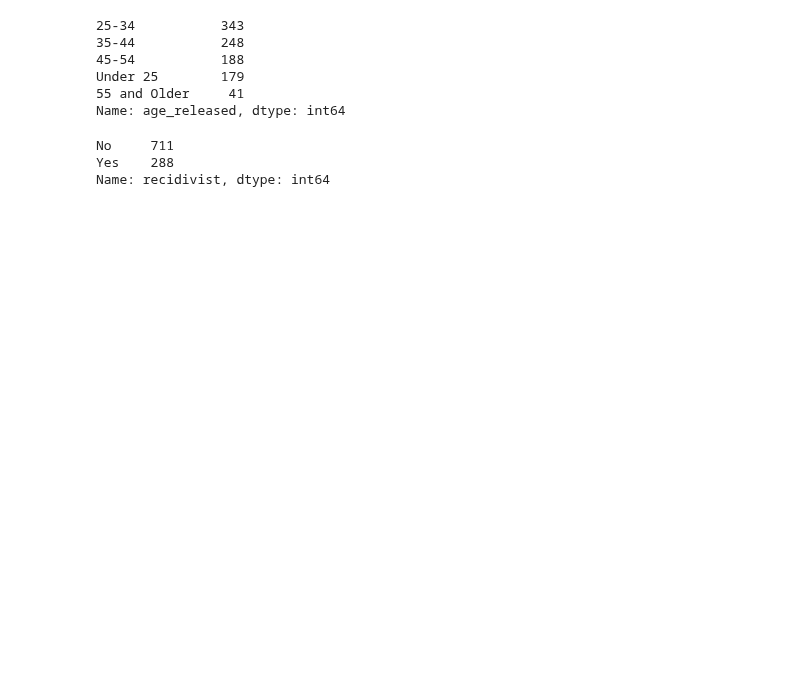
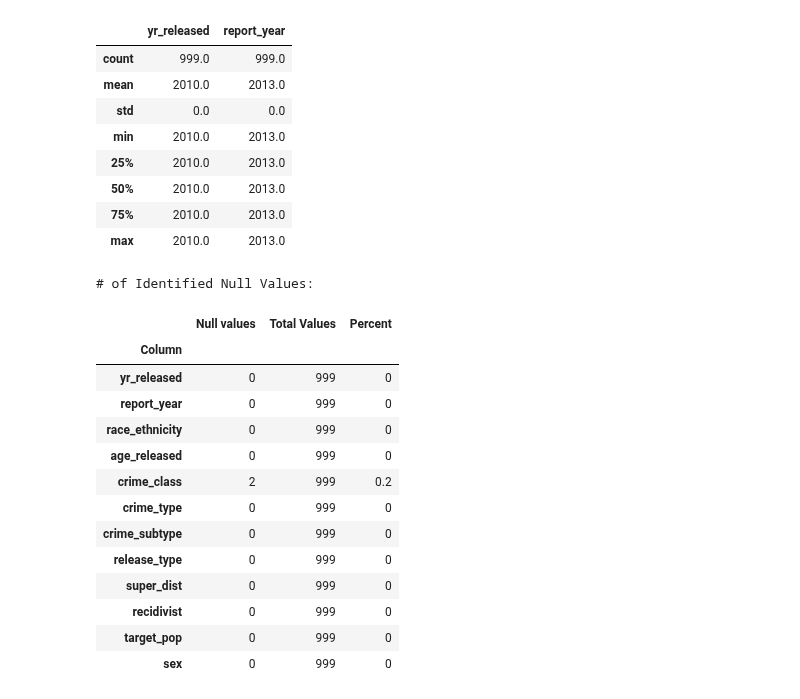
Before and after one commit to jirvingphd/iowa-prisoner-recidivism-mod-3-project, a Jupyter notebook: Older Notebooks/Untitled.ipynb, the cells around one changed output. Drawn from its saved outputs; the diff is of its cells as text; code cells hidden in the pictures; blank space fills up the shorter version.

```diff
--- a/Older Notebooks/Untitled.ipynb
+++ b/Older Notebooks/Untitled.ipynb
@@ -18,2 +19,4 @@ For convenient loading of standard modules :
 # %%
-df = pd.read_csv('plotting_age_released.csv',index_col=0)
+df = pd.read_csv('../plotting_age_released.csv',index_col=0)
+# Shortening df for ease of processing.
+df = df.iloc[1:1000,:]
@@ -22,15 +22,0 @@ df = df.iloc[1:1000,:]
-# %%
-df['age_released'].value_counts()
-# %% [output]
-25-34           343
-35-44           248
-45-54           188
-Under 25        179
-55 and Older     41
-Name: age_released, dtype: int64
-# %%
-df.recidivist.value_counts()
-# %% [output]
-No     711
-Yes    288
-Name: recidivist, dtype: int64
@@ -36,0 +56,27 @@ Name: recidivist, dtype: int64
+# %%
+pp.display_side_by_side(df.describe(),check_null(df, show_df=False))
+# %% [output]
+|  | yr_released | report_year |
+| count | 999.0 | 999.0 |
+| mean | 2010.0 | 2013.0 |
+| std | 0.0 | 0.0 |
+| min | 2010.0 | 2013.0 |
+| 25% | 2010.0 | 2013.0 |
+| 50% | 2010.0 | 2013.0 |
+| 75% | 2010.0 | 2013.0 |
+| max | 2010.0 | 2013.0 |
+# of Identified Null Values:
+|  | Null values | Total Values | Percent |
+| Column |  |  |  |
+| yr_released | 0 | 999 | 0 |
+| report_year | 0 | 999 | 0 |
+| race_ethnicity | 0 | 999 | 0 |
+| age_released | 0 | 999 | 0 |
+| crime_class | 2 | 999 | 0.2 |
+| crime_type | 0 | 999 | 0 |
+| crime_subtype | 0 | 999 | 0 |
+| release_type | 0 | 999 | 0 |
+| super_dist | 0 | 999 | 0 |
+| recidivist | 0 | 999 | 0 |
+| target_pop | 0 | 999 | 0 |
+| sex | 0 | 999 | 0 |
```
Also changed, not shown: parts of 25 cells of this notebook, 2 other files.
